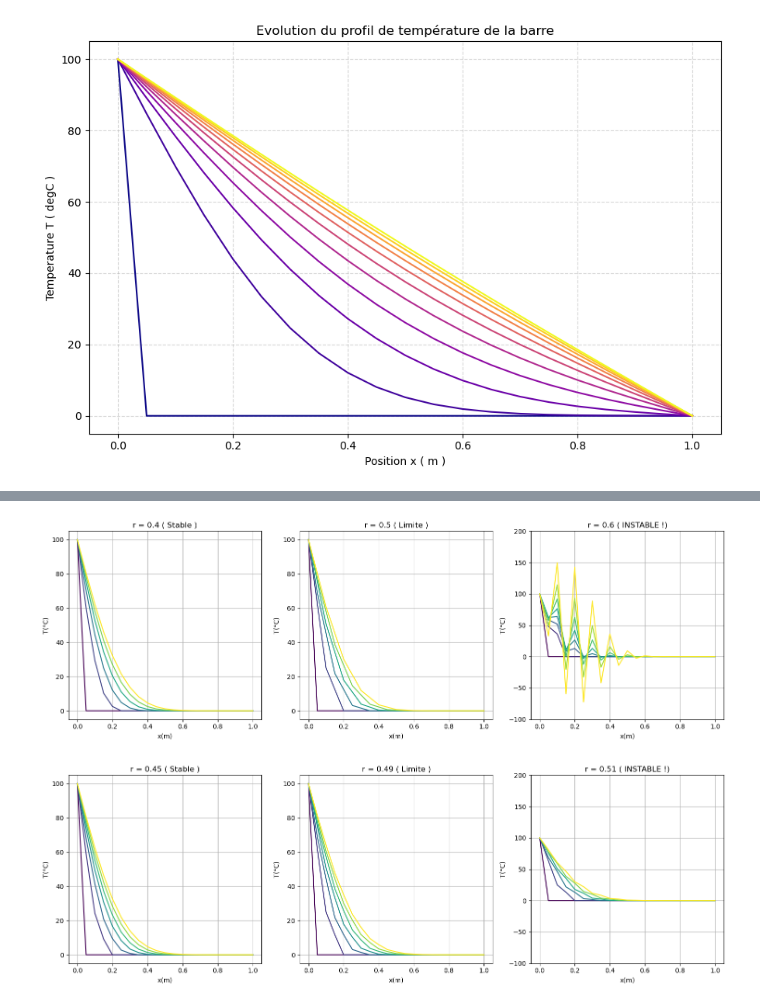
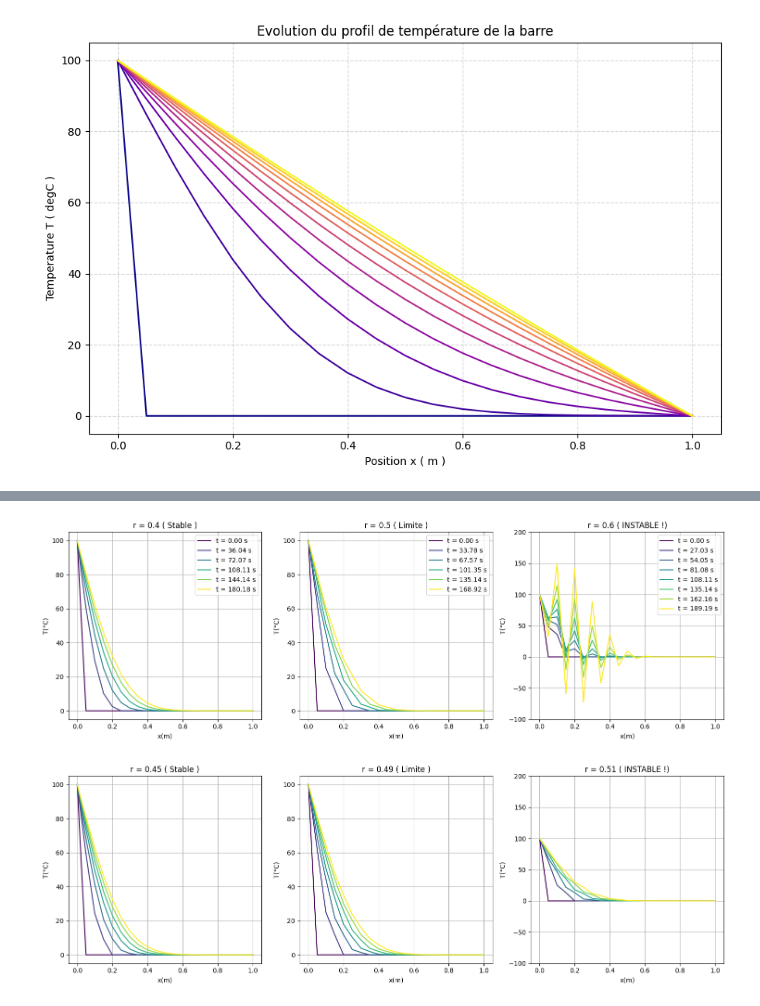
Before and after one commit to Amipha/outils-num, a Jupyter notebook: chaleur.ipynb, the cells around one changed output, grey strips where cells are left out. Cells and saved outputs as stored; diff of their text form; code cells hidden in the pictures.

```diff
--- a/chaleur.ipynb
+++ b/chaleur.ipynb
@@ -120,23 +120,24 @@ Temps version vectorisée : 0.341 s
 # %%
 fig, axes = plt.subplots (1 , 3 , figsize = (15 , 5) )
 r_values = [0.4 , 0.5 , 0.6]
 titres = [ "r = 0.4 ( Stable )" , "r = 0.5 ( Limite )", "r = 0.6 ( INSTABLE !)"]
 for ax , r_val , titre in zip ( axes , r_values , titres ) :
     x, t, T_sv_r = simulation_chaleur_vect(L=1, alpha=1.11e-4, N=20, r=r_val, t_fin=200,T_gauche=100, T_droite=0, T_init=0, save_step_frac=5 )
     colors = cm . viridis ( np . linspace (0 , 1 , len ( T_sv_r ) ) )
     for k, (T_k, t_k) in enumerate(zip(T_sv_r, t)):
-        ax.plot (x , T_k , color=colors[k])
+        ax.plot (x , T_k , color=colors[k], label=f"t = {t_k:.2f} s")
 
     ax.set_title(titre)
     ax.set_xlabel("x(m)")
     ax.set_ylabel("T(°C)")
+    ax.legend()
     if r_val > 0.5:
         ax.set_ylim(-100,200)
     ax.grid()
 plt.tight_layout ()
 plt.show ()
 # %% [output]
-[figure, old version]
+[figure, new version]
 # %%
 fig, axes = plt.subplots (1 , 3 , figsize = (15 , 5) )
 r_values = [0.45 , 0.49 , 0.51]
```
Also changed, not shown: parts of 5 cells of this notebook, 2 other files.
